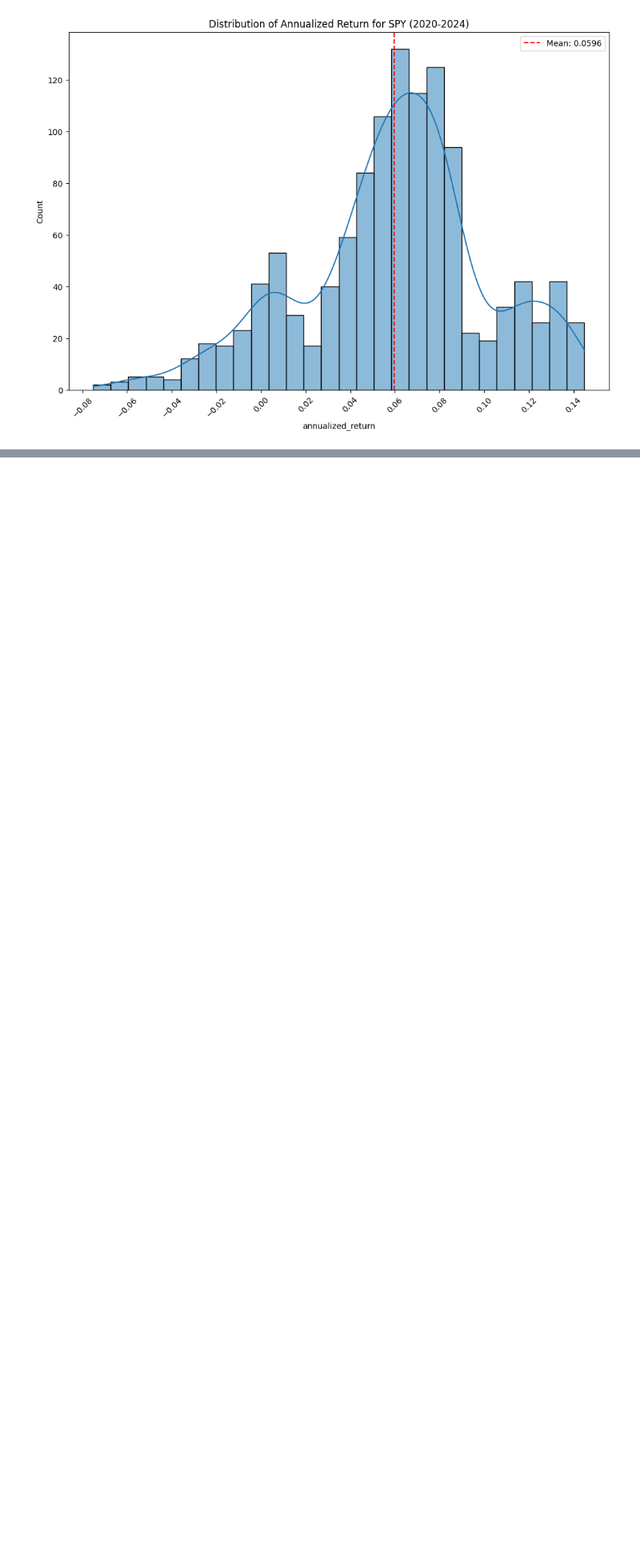
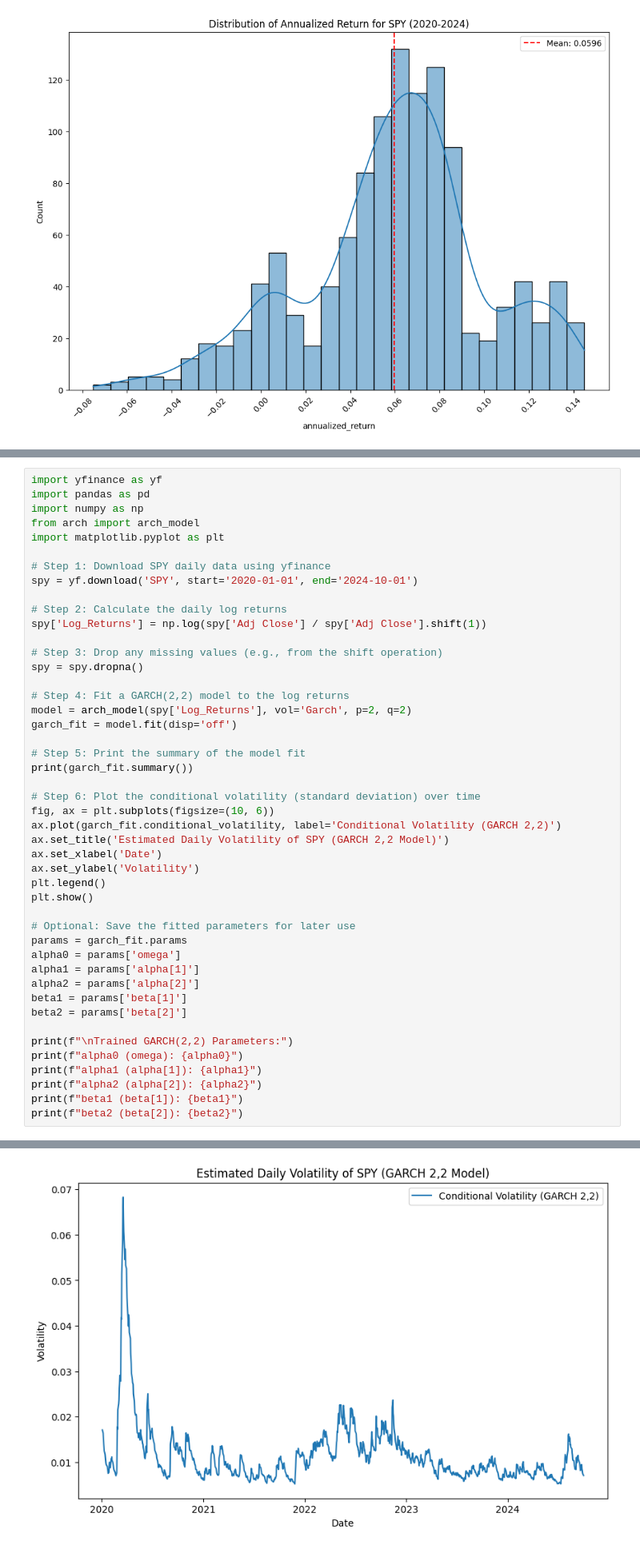
Before and after one commit to WillInvest/Dynamic_AMM, a Jupyter notebook: exp/dummy_display.ipynb, the cells around one changed output, grey strips where cells are left out. Shown at 80% size. Cells and saved outputs as stored; diff of their text form; blank space fills up the shorter version.

```diff
--- a/exp/dummy_display.ipynb
+++ b/exp/dummy_display.ipynb
@@ -506,0 +335,47 @@ print(seconds_in_trading_days)
+# %%
+import yfinance as yf
+import pandas as pd
+import numpy as np
+from arch import arch_model
+import matplotlib.pyplot as plt
+
+# Step 1: Download SPY daily data using yfinance
+spy = yf.download('SPY', start='2020-01-01', end='2024-10-01')
+
+# Step 2: Calculate the daily log returns
+spy['Log_Returns'] = np.log(spy['Adj Close'] / spy['Adj Close'].shift(1))
+
+# Step 3: Drop any missing values (e.g., from the shift operation)
+spy = spy.dropna()
+
+# Step 4: Fit a GARCH(2,2) model to the log returns
+model = arch_model(spy['Log_Returns'], vol='Garch', p=2, q=2)
+garch_fit = model.fit(disp='off')
+
+# Step 5: Print the summary of the model fit
+print(garch_fit.summary())
+
+# Step 6: Plot the conditional volatility (standard deviation) over time
+fig, ax = plt.subplots(figsize=(10, 6))
+ax.plot(garch_fit.conditional_volatility, label='Conditional Volatility (GARCH 2,2)')
+ax.set_title('Estimated Daily Volatility of SPY (GARCH 2,2 Model)')
+ax.set_xlabel('Date')
+ax.set_ylabel('Volatility')
+plt.legend()
+plt.show()
+
+# Optional: Save the fitted parameters for later use
+params = garch_fit.params
+alpha0 = params['omega']
+alpha1 = params['alpha[1]']
+alpha2 = params['alpha[2]']
+beta1 = params['beta[1]']
+beta2 = params['beta[2]']
+
+print(f"\nTrained GARCH(2,2) Parameters:")
+print(f"alpha0 (omega): {alpha0}")
+print(f"alpha1 (alpha[1]): {alpha1}")
+print(f"alpha2 (alpha[2]): {alpha2}")
+print(f"beta1 (beta[1]): {beta1}")
+print(f"beta2 (beta[2]): {beta2}")
+# %% [output]
@@ -506,0 +400 @@ print(seconds_in_trading_days)
+[figure, added]
```
Also changed, not shown: parts of 27 cells of this notebook, 9 other files.
